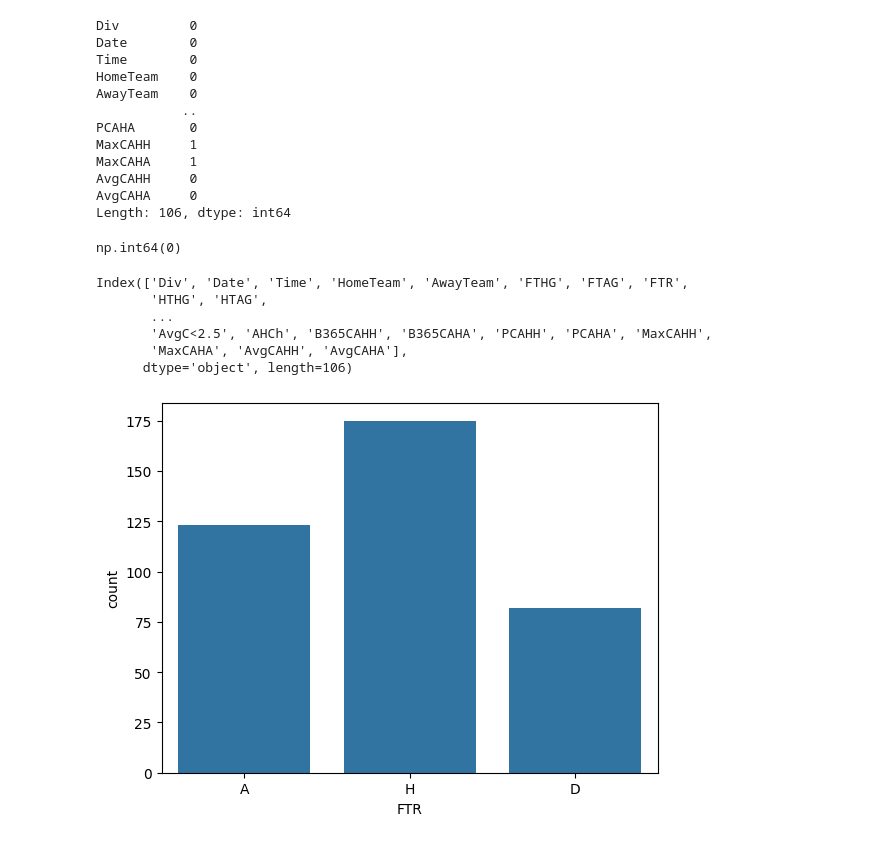
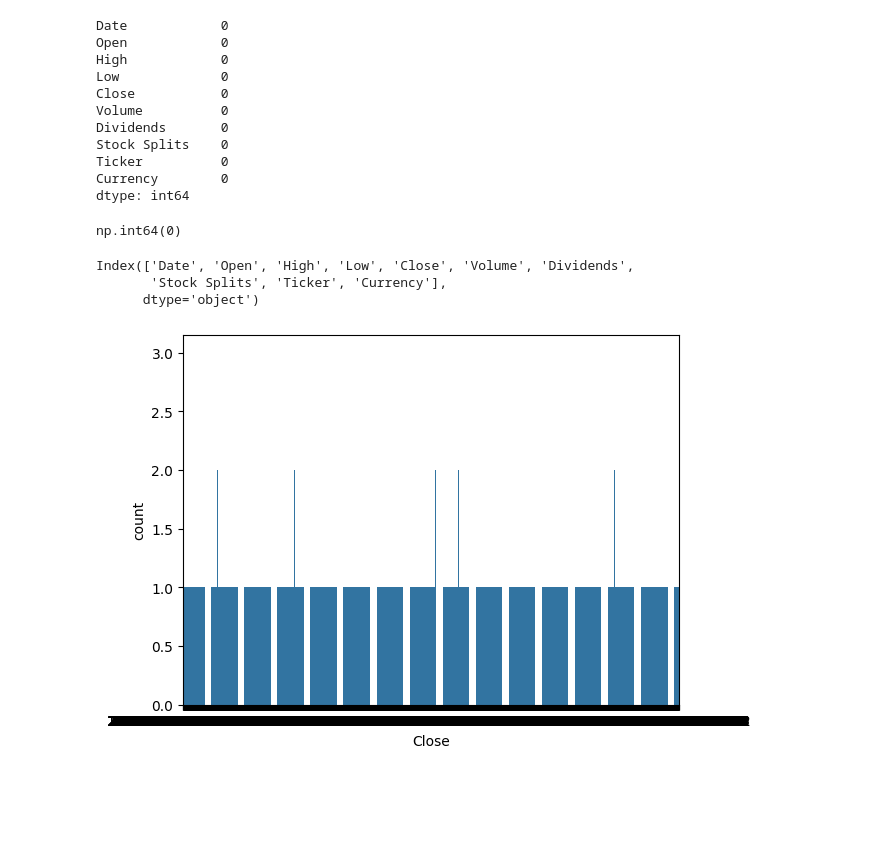
Before and after one commit to hamidjonashuraliev/git_project, a Jupyter notebook: Notebooks/data_analysis.ipynb, the cells around one changed output. Saved outputs shown, nothing was run; the diff lists cells and outputs as text; code cells hidden in the pictures; blank space fills up the shorter version.

```diff
--- a/Notebooks/data_analysis.ipynb
+++ b/Notebooks/data_analysis.ipynb
@@ -1,7 +1,7 @@
 # %%
 import pandas as pd
 
-df = pd.read_csv("../Data/Raw_Data/Global football events and player performance.csv")
+df = pd.read_csv("../Data/Raw_Data/all_stocks.csv")
 df.head()
 
 df.shape
@@ -25,18 +36,17 @@ memory usage: 314.8+ KB
 # %%
 df.isnull().sum()
 # %% [output]
-Div         0
-Date        0
-Time        0
-HomeTeam    0
-AwayTeam    0
-           ..
-PCAHA       0
-MaxCAHH     1
-MaxCAHA     1
-AvgCAHH     0
-AvgCAHA     0
-Length: 106, dtype: int64
+Date            0
+Open            0
+High            0
+Low             0
+Close           0
+Volume          0
+Dividends       0
+Stock Splits    0
+Ticker          0
+Currency        0
+dtype: int64
 # %%
 df.duplicated().sum()
 # %% [output]
@@ -44,20 +54,17 @@ np.int64(0)
 # %%
 df.columns
 # %% [output]
-Index(['Div', 'Date', 'Time', 'HomeTeam', 'AwayTeam', 'FTHG', 'FTAG', 'FTR',
-       'HTHG', 'HTAG',
-       ...
-       'AvgC<2.5', 'AHCh', 'B365CAHH', 'B365CAHA', 'PCAHH', 'PCAHA', 'MaxCAHH',
-       'MaxCAHA', 'AvgCAHH', 'AvgCAHA'],
-      dtype='object', length=106)
+Index(['Date', 'Open', 'High', 'Low', 'Close', 'Volume', 'Dividends',
+       'Stock Splits', 'Ticker', 'Currency'],
+      dtype='object')
 # %%
 import seaborn as sns
 import matplotlib.pyplot as plt
 
-sns.countplot(x='FTR', data=df)
+sns.countplot(x='Close', data=df)
 plt.show()
 # %% [output]
-[figure, old version]
+[figure, new version]
 # %%
 import seaborn as sns
 import matplotlib.pyplot as plt
```
Also changed, not shown: parts of 12 cells of this notebook, 36 other files.
